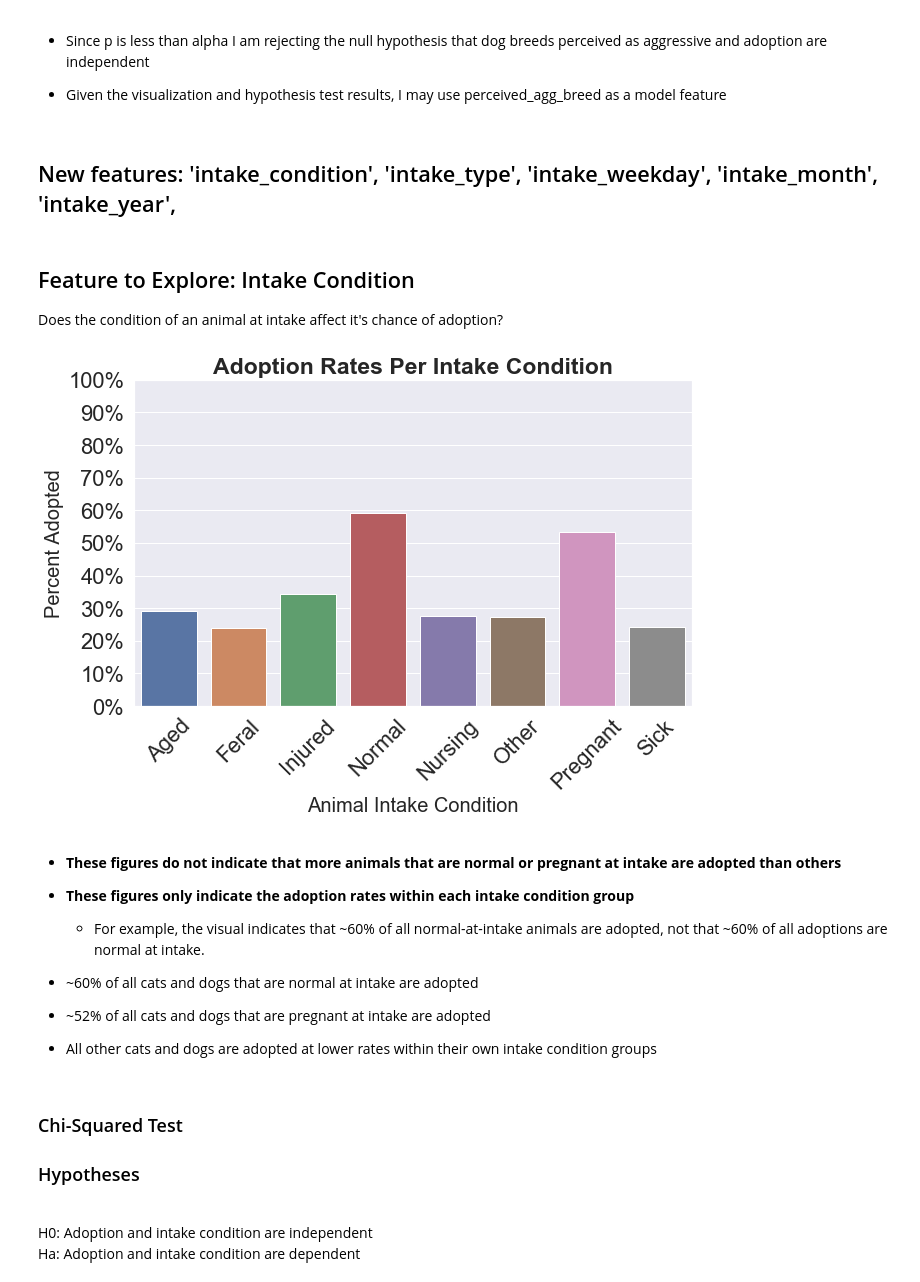
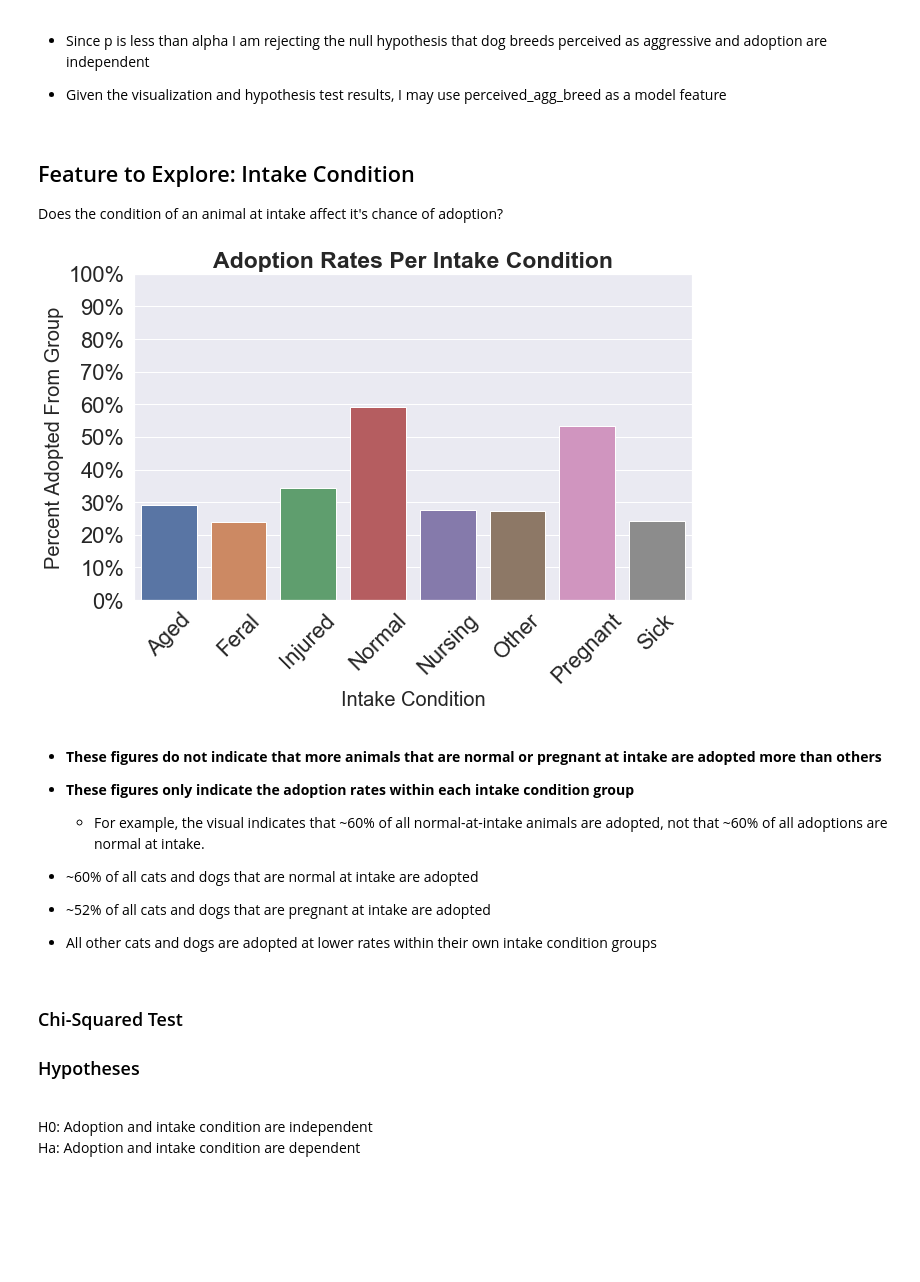
Before and after one commit to SamuelD-Data/aac_outcomes_project, a Jupyter notebook: continued_work/update_notebook.ipynb, the cells around one changed output. Saved outputs shown, nothing was run; the diff lists cells and outputs as text; code cells hidden in the pictures; blank space fills up the shorter version.

```diff
--- a/continued_work/update_notebook.ipynb
+++ b/continued_work/update_notebook.ipynb
@@ -605,31 +605,29 @@ p     = 0.0000
 
 
 - Given the visualization and hypothesis test results, I may use perceived_agg_breed as a model feature
-# %% [markdown]
-## New features: 'intake_condition', 'intake_type', 'intake_weekday', 'intake_month', 'intake_year',
 # %% [markdown]
 ## Feature to Explore: Intake Condition
 Does the condition of an animal at intake affect it's chance of adoption?
 # %%
-# grouping by gender and aggregating % of adoptions within each gender value
+# grouping by intake condition and aggregating % of adoptions within each intake condition value
 intake_con_adopt = train.groupby('intake_condition').mean()[['is_adopted']].sort_values('intake_condition')
 
 # plotting
 plt.figure(figsize=(10, 6))
 sns.barplot(data = intake_con_adopt, x = intake_con_adopt.index, y='is_adopted')
-plt.xlabel("Animal Intake Condition", fontsize= 20)
-plt.ylabel("Percent Adopted", fontsize= 20)
+plt.xlabel("Intake Condition", fontsize= 20)
+plt.ylabel("Percent Adopted From Group", fontsize= 20)
 plt.title("Adoption Rates Per Intake Condition", fontweight='bold', fontsize=23)
 fmt = [f'{i:0.0%}' for i in np.linspace(0, 1, 11)]
 plt.xticks(rotation=45)
 plt.yticks(np.linspace(0, 1, 11), labels=fmt)
 
 
 plt.show()
 # %% [output]
-[figure, old version]
+[figure, new version]
 # %% [markdown]
-- __These figures do not indicate that more animals that are normal or pregnant at intake are adopted than others__
+- __These figures do not indicate that more animals that are normal or pregnant at intake are adopted more than others__
 
 
 - __These figures only indicate the adoption rates within each intake condition group__
```
Also changed, not shown: parts of 12 cells of this notebook, 1 other file.
